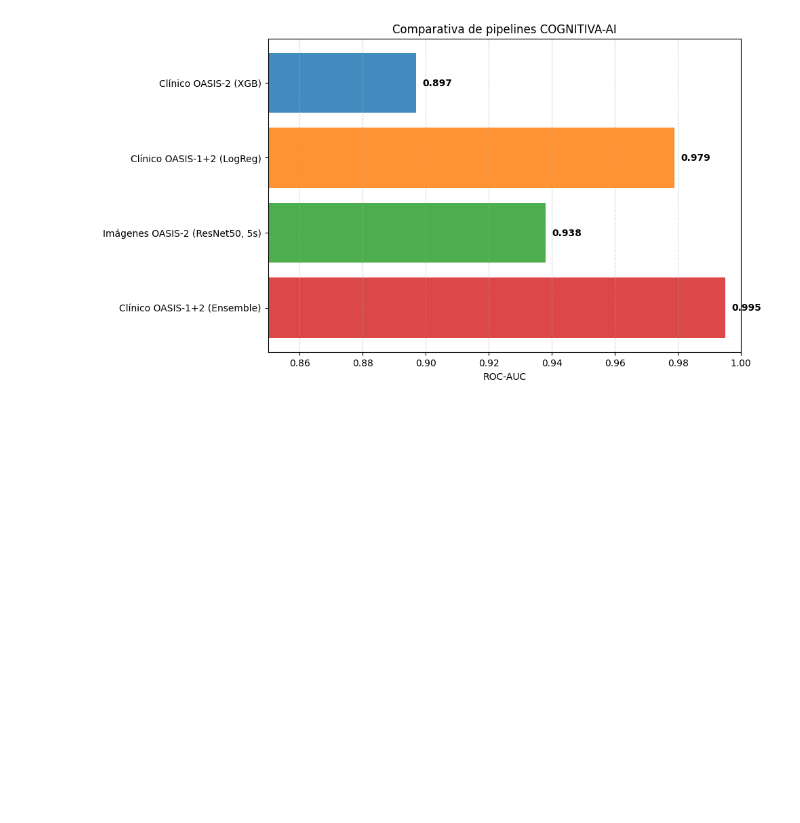
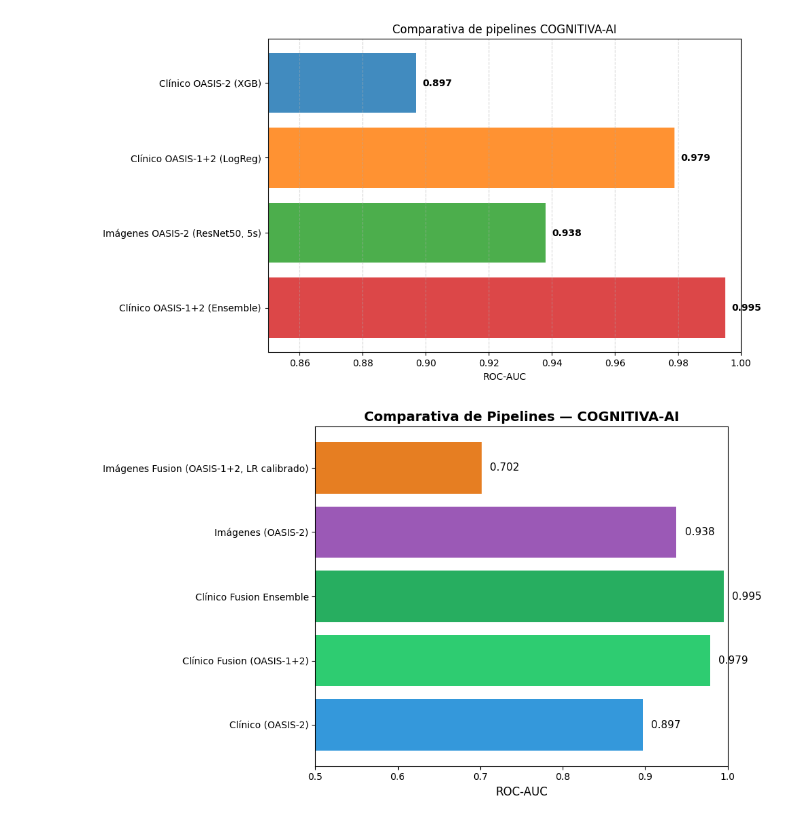
Before and after one commit to fran-eliot/cognitiva-ai, a Jupyter notebook: grafico.ipynb, the cells around one changed output. Cells and saved outputs as stored; diff of their text form; code cells hidden in the pictures; blank space fills up the shorter version.

```diff
--- a/grafico.ipynb
+++ b/grafico.ipynb
@@ -26,3 +26,52 @@ plt.grid(axis="x", linestyle="--", alpha=0.5)
 plt.show()
 # %% [output]
 [figure]
+# %%
+import matplotlib.pyplot as plt
+import numpy as np
+import os
+
+# Crear directorio de salida si no existe
+os.makedirs("graficos", exist_ok=True)
+
+# Datos actualizados
+pipelines = [
+    "Clínico (OASIS-2)",
+    "Clínico Fusion (OASIS-1+2)",
+    "Clínico Fusion Ensemble",
+    "Imágenes (OASIS-2)",
+    "Imágenes Fusion (OASIS-1+2, LR calibrado)"
+]
+
+auc_scores = [
+    0.897,   # XGBoost OASIS-2
+    0.979,   # LogReg OASIS-1+2
+    0.995,   # Ensemble OASIS-1+2
+    0.938,   # ResNet50 (5 slices OASIS-2)
+    0.702    # Mejor test AUC a nivel paciente (OAS1 embeddings + LR calibrado)
+]
+
+colors = [
+    "#3498db",  # azul
+    "#2ecc71",  # verde
+    "#27ae60",  # verde oscuro
+    "#9b59b6",  # violeta
+    "#e67e22"   # naranja
+]
+
+plt.figure(figsize=(10,6))
+bars = plt.barh(pipelines, auc_scores, color=colors)
+plt.xlabel("ROC-AUC", fontsize=12)
+plt.title("Comparativa de Pipelines — COGNITIVA-AI", fontsize=14, weight="bold")
+plt.xlim(0.5, 1.0)
+
+# Etiquetas con valores
+for bar, score in zip(bars, auc_scores):
+    plt.text(score+0.01, bar.get_y() + bar.get_height()/2,
+             f"{score:.3f}", va="center", fontsize=11)
+
+plt.tight_layout()
+plt.savefig("graficos/comparativa.png", dpi=150)
+plt.show()
+# %% [output]
+[figure, added]
```
Also changed, not shown: parts of 3 cells of this notebook, 6 other files.
